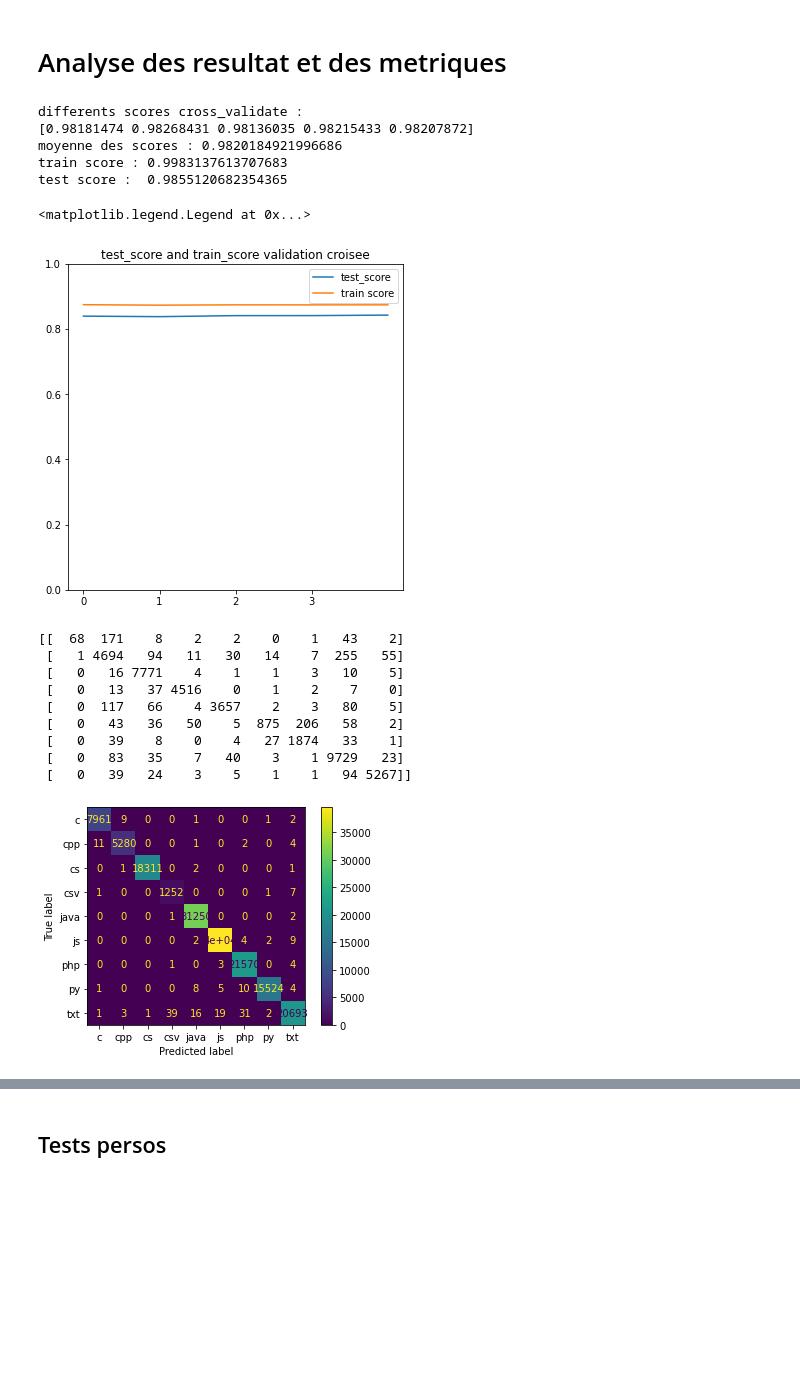
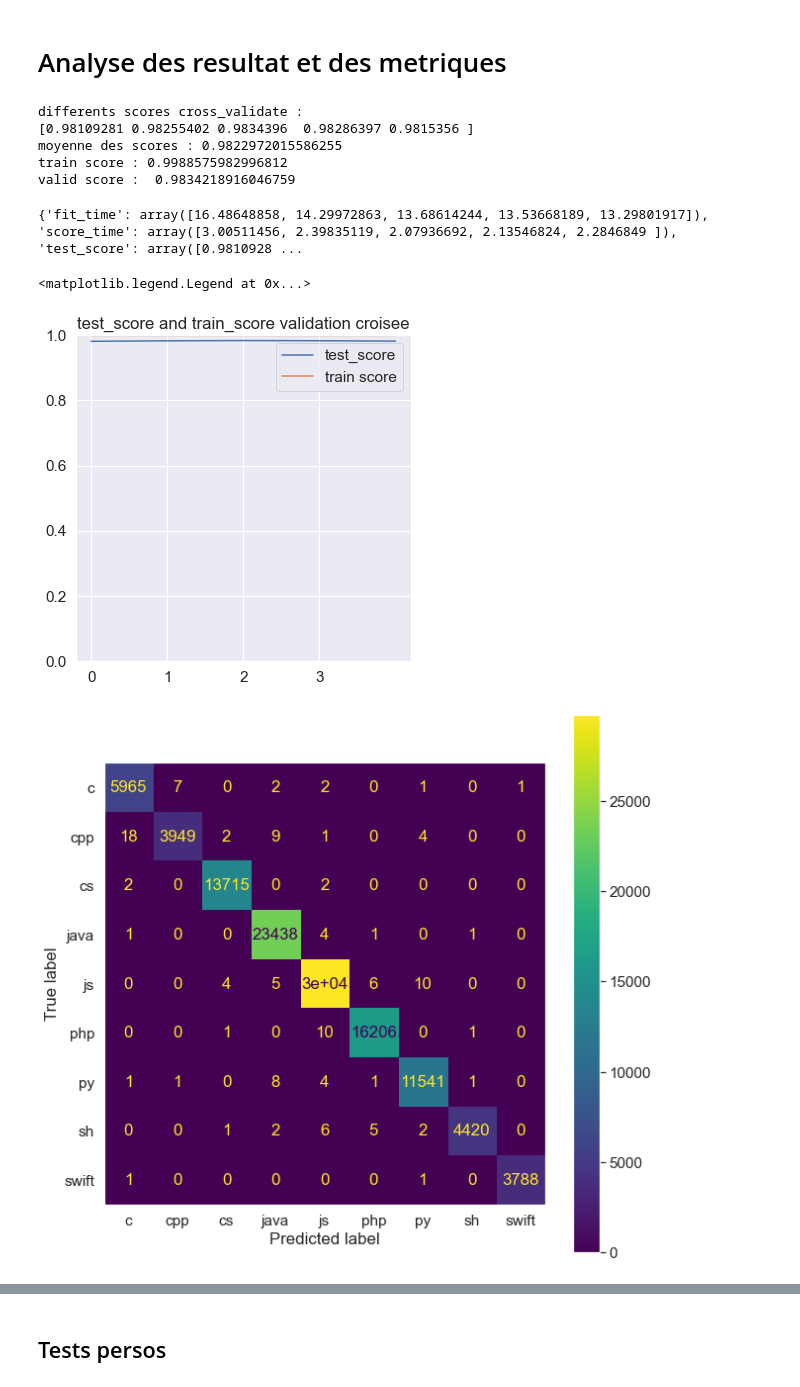
Before and after one commit to kilca/AI-CodingLanguage-Recognition, a Jupyter notebook: IAPA-Projet.ipynb, the cells around one changed output, grey strips where cells are left out. Drawn from its saved outputs; the diff is of its cells as text; code cells hidden in the pictures; blank space fills up the shorter version.

Commit message:
distinction test et valid et ajout data

```diff
--- a/IAPA-Projet.ipynb
+++ b/IAPA-Projet.ipynb
@@ -42,24 +70,13 @@ len_cond = [True if 20<=len(s)<=10000 else False for s in data['content']]
 data = data[len_cond]
 
 # Filtrer
-lang = ['js', 'java', 'php', 'py', 'c', 'sh', 'cpp', 'swift']
+lang = ['js','cs', 'java', 'php', 'py', 'c', 'sh', 'cpp', 'swift']
 data = data[data['lang'].isin(lang)]
 
 data_trim= pd.DataFrame(data=data)
 
-'''
-for l in lang:
-    lang_trim = data[data['lang'] ==l].sample(50000,random_state = 100)
-    data_trim = data_trim.append(lang_trim)
-'''
 # Melanger
 print(data.shape)
 data_shuffle = data_trim.sample(frac=1)
-
-maxim = data_shuffle.shape[0]
-percent = 0.8
-part = int(maxim*percent)
-train = data_shuffle[0:part]
-valid = data_shuffle[part:maxim]
 # %% [output]
 (681919, 2)
@@ -67,3 +84,20 @@ valid = data_shuffle[part:maxim]
+# %%
+def load_subSets(X, ratio_train, ratio_valid):
+    ratio_test = 1 - ratio_train - ratio_valid #
+    assert(ratio_test>0)
+    Ntot   = X.shape[0]
+    Ntrain = int(ratio_train*Ntot)
+    Nvalid = int(ratio_valid*Ntot)
+    Ntest  = Ntot - Ntrain - Nvalid
+    train = X[0: Ntrain].copy()
+    valid = X[Ntrain:Ntrain+Nvalid].copy() # X[-Ntest:] est equivalent
+    test  = X[-Ntest:].copy()
+    return train, valid, test
+
+ratio_train = 0.6
+ratio_valid = 0.3
+
+train, valid, test = load_subSets(data_shuffle, ratio_train, ratio_valid)
 # %%
 print("taille du training : ",train.shape[0])
 print("taille du validation : ",valid.shape[0])
@@ -423,18 +440,20 @@ print(scores)
 print("moyenne des scores :",np.mean(scores))
 
 print("train score :",clf.score(train["content"],train["lang"]))
-print("test score : ",clf.score(valid["content"],valid["lang"]))
+print("valid score : ",clf.score(valid["content"],valid["lang"]))
 # %% [output]
 differents scores cross_validate :
-[0.98181474 0.98268431 0.98136035 0.98215433 0.98207872]
-moyenne des scores : 0.9820184921996686
-train score : 0.9983137613707683
-test score :  0.9855120682354365
+[0.98109281 0.98255402 0.9834396  0.98286397 0.9815356 ]
+moyenne des scores : 0.9822972015586255
+train score : 0.9988575982996812
+valid score :  0.9834218916046759
 # %%
 #Attention prend beaucoup de temps
 
 cross_v = cross_validate(clf, train["content"], train["lang"], cv=5, return_train_score=True)
 print(cross_v)
+# %% [output]
+{'fit_time': array([16.48648858, 14.29972863, 13.68614244, 13.53668189, 13.29801917]), 'score_time': array([3.00511456, 2.39835119, 2.07936692, 2.13546824, 2.2846849 ]), 'test_score': array([0.9810928 ...
 # %%
 fig, ax = plt.subplots(1, 1, figsize=(6, 6))
 ax.set_ylim([0,1])
@@ -445,5 +464,5 @@ ax.plot(cross_v['train_score'], label="train score")
 ax.legend()
 # %% [output]
 <matplotlib.legend.Legend at 0x...>
-[figure, old version]
+[figure, new version]
 # %%
@@ -452,20 +471,13 @@ y_pred = clf.predict(valid["content"])
 # %%
 
 # Matrice de confusion
-print(confusion_matrix(y_true, y_pred, labels=lang))
-plot_confusion_matrix(clf, train["content"], train["lang"])
+#print(confusion_matrix(y_true, y_pred, labels=lang))
+fig, ax = plt.subplots(figsize=(10, 10))
+plot_confusion_matrix(clf, train["content"], train["lang"], ax=ax)
+plt.grid(False)
 plt.show()
 # %% [output]
-[[  68  171    8    2    2    0    1   43    2]
- [   1 4694   94   11   30   14    7  255   55]
- [   0   16 7771    4    1    1    3   10    5]
- [   0   13   37 4516    0    1    2    7    0]
- [   0  117   66    4 3657    2    3   80    5]
- [   0   43   36   50    5  875  206   58    2]
- [   0   39    8    0    4   27 1874   33    1]
- [   0   83   35    7   40    3    1 9729   23]
- [   0   39   24    3    5    1    1   94 5267]]
-[figure, old version]
+[figure, new version]
 # %%
 #MCC
 from sklearn.metrics import matthews_corrcoef
```
Also changed, not shown: parts of 19 cells of this notebook.
